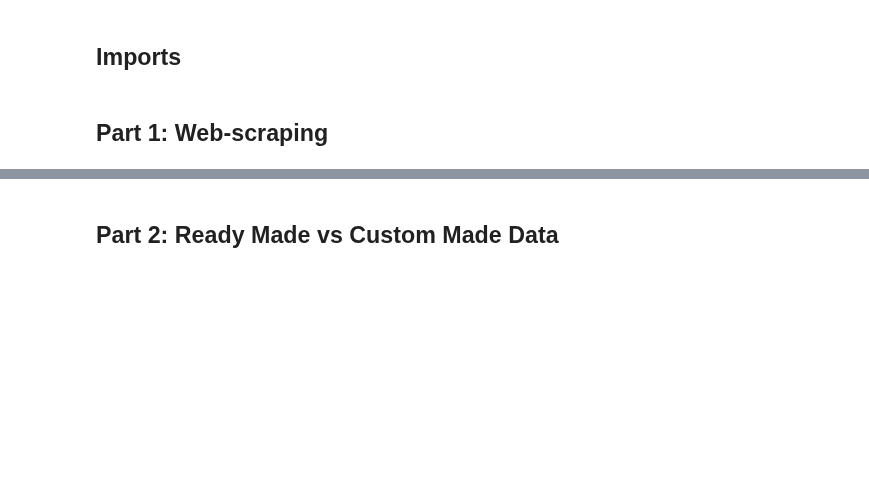
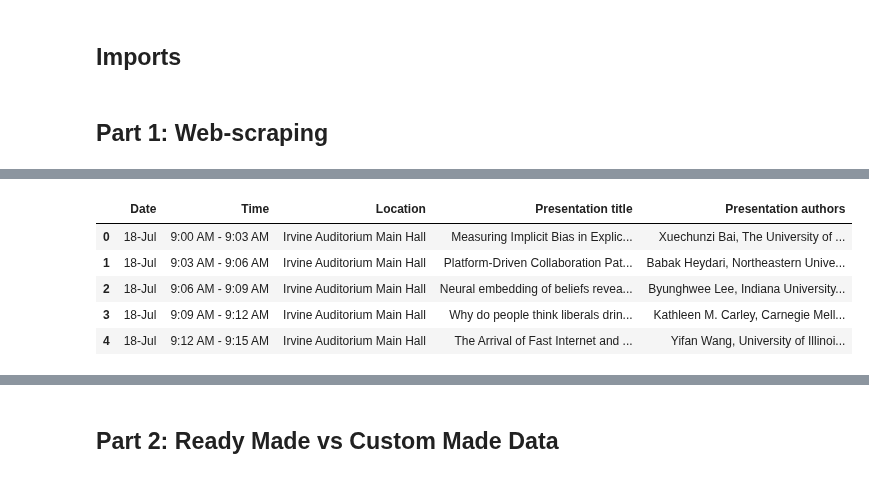
Before and after one commit to CarolineMortensen/Group_project_CSS, a Jupyter notebook: Assignment1_code.ipynb, the cells around one changed output, grey strips where cells are left out. Cells and saved outputs as stored; diff of their text form; code cells hidden in the pictures; blank space fills up the shorter version.

```diff
--- a/Assignment1_code.ipynb
+++ b/Assignment1_code.ipynb
@@ -11,0 +365,10 @@ import time
+# %%
+talks = pd.read_csv('/Users/carolinemortensen/Desktop/KID/6. Semester/CSS/IC2S2_2024_lightning_talks.xlsx - Sheet1.csv')
+talks.head()
+# %% [output]
+|  | Date | Time | Location | Presentation title | Presentation authors |
+| 0 | 18-Jul | 9:00 AM - 9:03 AM | Irvine Auditorium Main Hall | Measuring Implicit Bias in Explic... | Xuechunzi Bai, The University of ... |
+| 1 | 18-Jul | 9:03 AM - 9:06 AM | Irvine Auditorium Main Hall | Platform-Driven Collaboration Pat... | Babak Heydari, Northeastern Unive... |
+| 2 | 18-Jul | 9:06 AM - 9:09 AM | Irvine Auditorium Main Hall | Neural embedding of beliefs revea... | Byunghwee Lee, Indiana University... |
+| 3 | 18-Jul | 9:09 AM - 9:12 AM | Irvine Auditorium Main Hall | Why do people think liberals drin... | Kathleen M. Carley, Carnegie Mell... |
+| 4 | 18-Jul | 9:12 AM - 9:15 AM | Irvine Auditorium Main Hall | The Arrival of Fast Internet and ... | Yifan Wang, University of Illinoi... |
```
Also changed, not shown: parts of 24 cells of this notebook.
